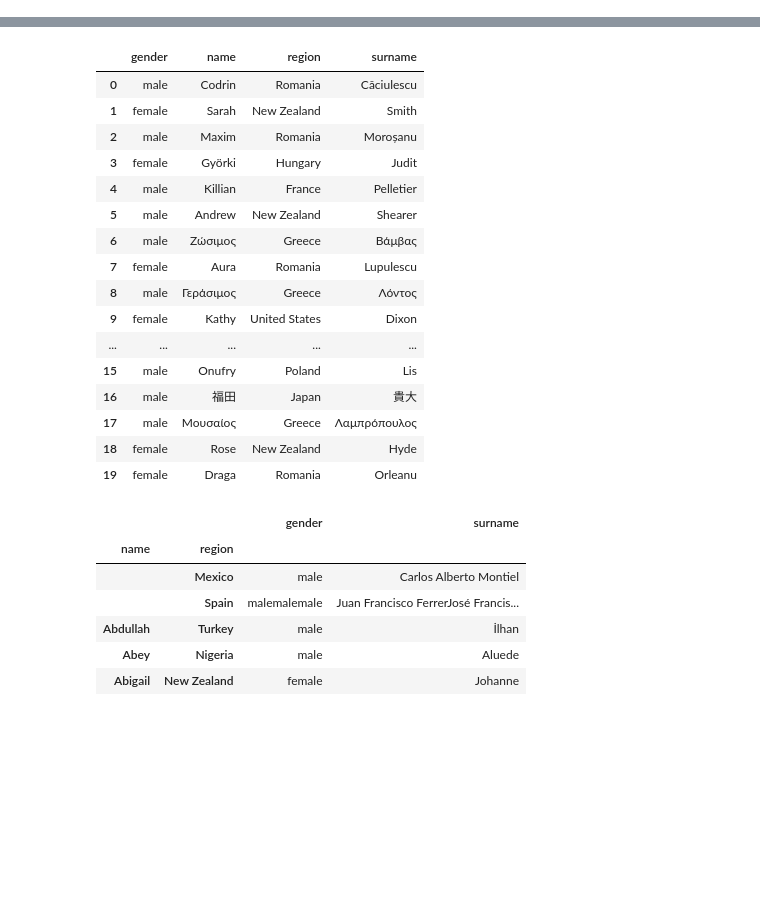
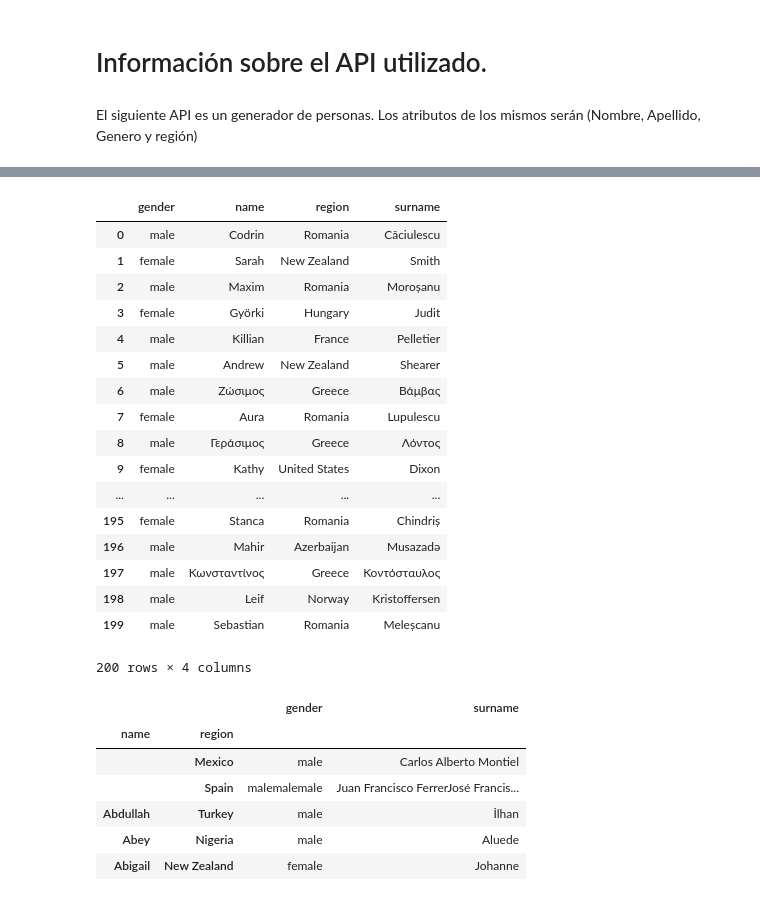
Before and after one commit to alejandrofrank/datamad0119, a Jupyter notebook: module-1/web-project/your-code/main.ipynb, the cells around one changed output, grey strips where cells are left out. Cells and saved outputs as stored; diff of their text form; code cells hidden in the pictures; blank space fills up the shorter version.

```diff
--- a/module-1/web-project/your-code/main.ipynb
+++ b/module-1/web-project/your-code/main.ipynb
@@ -6,6 +6,10 @@ import json
 import seaborn as sns
 from mpl_toolkits.mplot3d import Axes3D
 import matplotlib.pyplot as plt
+# %% [markdown]
+# Información sobre el API utilizado.
+# %% [markdown]
+El siguiente API es un generador de personas. Los atributos de los mismos serán (Nombre, Apellido, Genero y región)
 # %%
 URL="https://uinames.com/api/?amount=500"
 response = requests.get(URL)
@@ -31,25 +35,26 @@ results
   'region': 'Hungary'}]
 # %%
 people=pd.DataFrame(results)
-people.head(20)
+people.head(200)
 # %% [output]
 |  | gender | name | region | surname |
 | 0 | male | Codrin | Romania | Căciulescu |
 | 1 | female | Sarah | New Zealand | Smith |
 | 2 | male | Maxim | Romania | Moroșanu |
 | 3 | female | Györki | Hungary | Judit |
 | 4 | male | Killian | France | Pelletier |
 | 5 | male | Andrew | New Zealand | Shearer |
 | 6 | male | Ζώσιμος | Greece | Βάμβας |
 | 7 | female | Aura | Romania | Lupulescu |
 | 8 | male | Γεράσιμος | Greece | Λόντος |
 | 9 | female | Kathy | United States | Dixon |
 | ... | ... | ... | ... | ... |
-| 15 | male | Onufry | Poland | Lis |
-| 16 | male | 福田 | Japan | 貴大 |
-| 17 | male | Μουσαίος | Greece | Λαμπρόπουλος |
-| 18 | female | Rose | New Zealand | Hyde |
-| 19 | female | Draga | Romania | Orleanu |
+| 195 | female | Stanca | Romania | Chindriș |
+| 196 | male | Mahir | Azerbaijan | Musazadə |
+| 197 | male | Κωνσταντίνος | Greece | Κοντόσταυλος |
+| 198 | male | Leif | Norway | Kristoffersen |
+| 199 | male | Sebastian | Romania | Meleșcanu |
+200 rows × 4 columns
 # %%
 people.groupby(['name','region']).sum()
 # %% [output]
```
Also changed, not shown: parts of 9 cells of this notebook.
